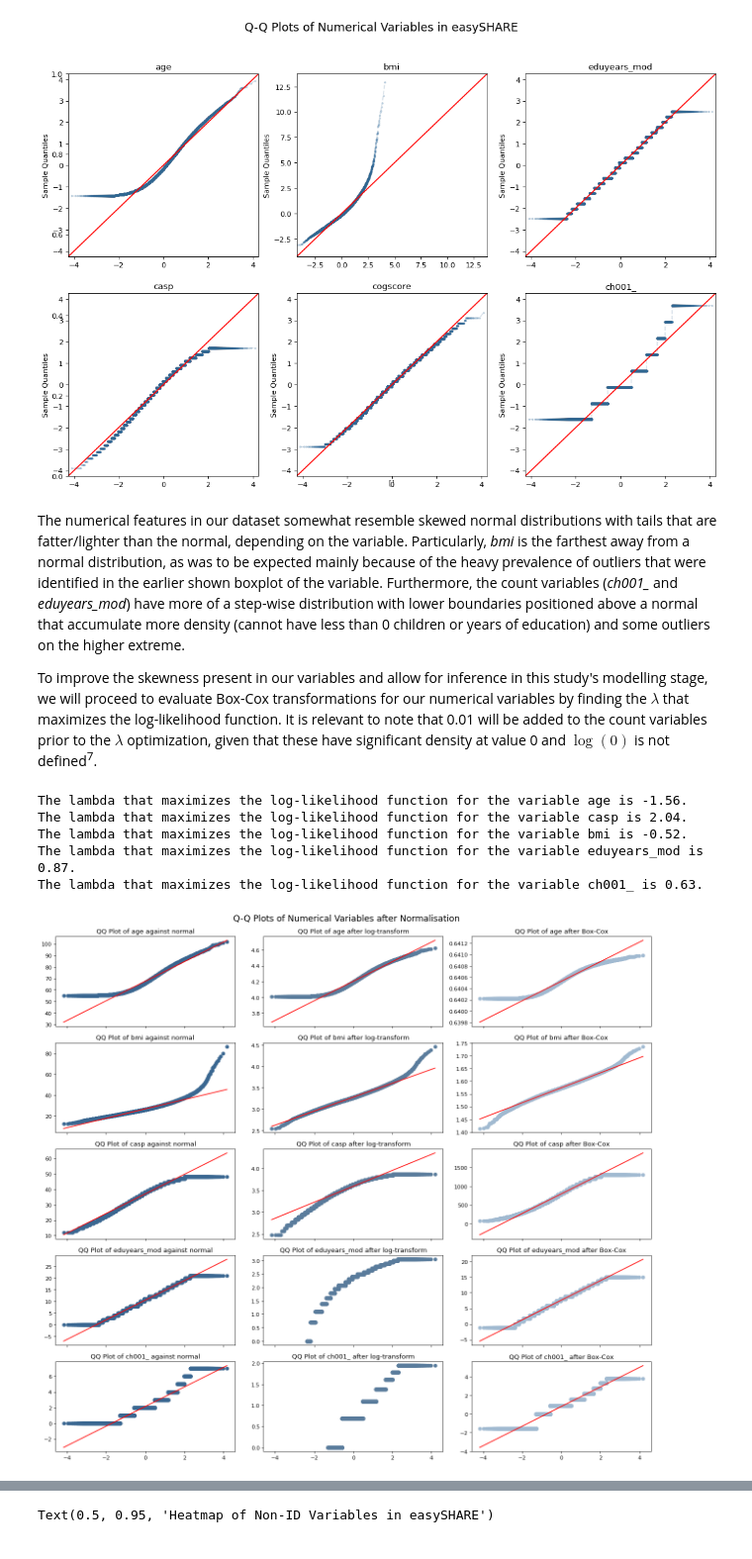
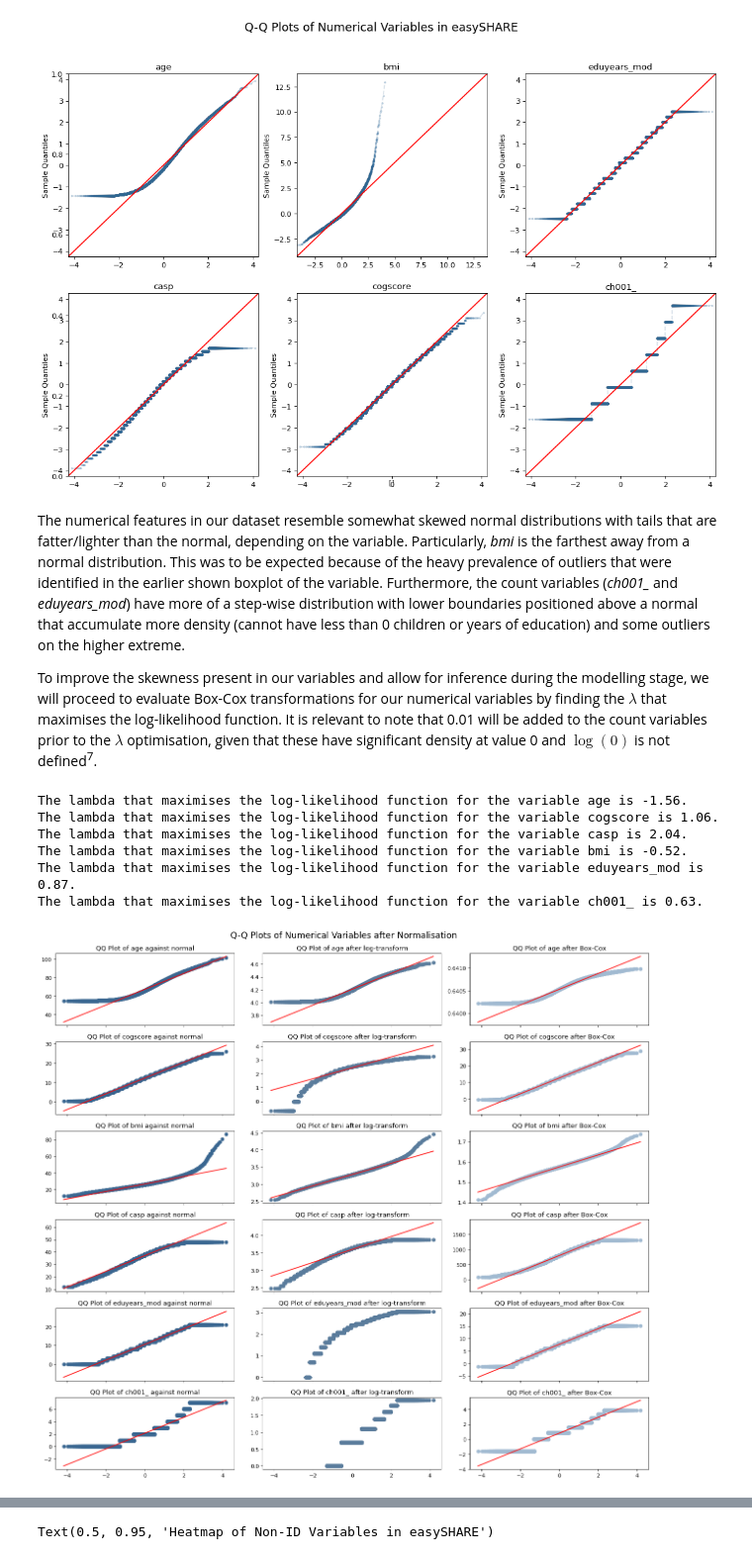
Before and after one commit to ananyajai/mlp_coursework_01, a Jupyter notebook: project1.ipynb, the cells around one changed output, grey strips where cells are left out. Shown at 99% size. Drawn from its saved outputs; the diff is of its cells as text; code cells hidden in the pictures.

```diff
--- a/project1.ipynb
+++ b/project1.ipynb
@@ -379,86 +360,86 @@ fig.suptitle('Q-Q Plots of Numerical Variables in easySHARE', fontsize=16)
 Text(0.5, 0.98, 'Q-Q Plots of Numerical Variables in easySHARE')
 [figure]
 # %% [markdown]
-The numerical features in our dataset somewhat resemble skewed normal distributions with tails that are fatter/lighter than the normal, depending on the variable. Particularly, *bmi* is the farthest away from a normal distribution, as was to be expected mainly because of the heavy prevalence of outliers that were identified in the earlier shown boxplot of the variable. Furthermore, the count variables (*ch001_* and *eduyears_mod*) have more of a step-wise distribution with lower boundaries positioned above a normal that accumulate more density (cannot have less than 0 children or years of education) and some outliers on the higher extreme.
+The numerical features in our dataset resemble somewhat skewed normal distributions with tails that are fatter/lighter than the normal, depending on the variable. Particularly, *bmi* is the farthest away from a normal distribution. This was to be expected because of the heavy prevalence of outliers that were identified in the earlier shown boxplot of the variable. Furthermore, the count variables (*ch001_* and *eduyears_mod*) have more of a step-wise distribution with lower boundaries positioned above a normal that accumulate more density (cannot have less than 0 children or years of education) and some outliers on the higher extreme.
 
-To improve the skewness present in our variables and allow for inference in this study's modelling stage, we will proceed to evaluate Box-Cox transformations for our numerical variables by finding the $\lambda$ that maximizes the log-likelihood function. It is relevant to note that 0.01 will be added to the count variables prior to the $\lambda$ optimization, given that these have significant density at value 0 and $\log(0)$ is not defined<sup>7</sup>.
+To improve the skewness present in our variables and allow for inference during the modelling stage, we will proceed to evaluate Box-Cox transformations for our numerical variables by finding the $\lambda$ that maximises the log-likelihood function. It is relevant to note that 0.01 will be added to the count variables prior to the $\lambda$ optimisation, given that these have significant density at value 0 and $\log(0)$ is not defined<sup>7</sup>.
 # %%
 # Finding optimal lambda for non-normal variables.
 age_box_, bc_age_param = stats.boxcox(df_transformations['age'].astype(int), lmbda = None)
-print(f'The lambda that maximizes the log-likelihood function for the variable age is {round(bc_age_param,2)}.')
+print(f'The lambda that maximises the log-likelihood function for the variable age is {round(bc_age_param,2)}.')
 
-# cs_box_, bc_cs_param = stats.boxcox(df_transformations['cogscore'].astype(float), lmbda = None)
-# print(f'The lambda thamizes the log-likelihood function for the variable cogscore is {round(bc_cs_param,2)}.')
+cs_box_, bc_cs_param = stats.boxcox(df_transformations['cogscore'].astype(float), lmbda = None)
+print(f'The lambda that maximises the log-likelihood function for the variable cogscore is {round(bc_cs_param,2)}.')
 
 casp_box_, bc_casp_param = stats.boxcox(df_transformations['casp'].astype(float), lmbda = None)
-print(f'The lambda that maximizes the log-likelihood function for the variable casp is {round(bc_casp_param,2)}.')
+print(f'The lambda that maximises the log-likelihood function for the variable casp is {round(bc_casp_param,2)}.')
 
 bmi_box_, bc_bmi_param = stats.boxcox(df_transformations['bmi'].astype(float), lmbda = None)
-print(f'The lambda that maximizes the log-likelihood function for the variable bmi is {round(bc_bmi_param,2)}.')
+print(f'The lambda that maximises the log-likelihood function for the variable bmi is {round(bc_bmi_param,2)}.')
 
 eduyrs_box_, bc_eduyrs_param = stats.boxcox((df_transformations['eduyears_mod']+0.01).astype(float), lmbda = None)
-print(f'The lambda that maximizes the log-likelihood function for the variable eduyears_mod is {round(bc_eduyrs_param,2)}.')
+print(f'The lambda that maximises the log-likelihood function for the variable eduyears_mod is {round(bc_eduyrs_param,2)}.')
 
 ch001_box_, bc_ch001_param = stats.boxcox((df_transformations['ch001_']+0.01).astype(float), lmbda = None)
-print(f'The lambda that maximizes the log-likelihood function for the variable ch001_ is {round(bc_ch001_param,2)}.')
+print(f'The lambda that maximises the log-likelihood function for the variable ch001_ is {round(bc_ch001_param,2)}.')
 # %% [output]
-The lambda that maximizes the log-likelihood function for the variable age is -1.56.
-The lambda that maximizes the log-likelihood function for the variable casp is 2.04.
-The lambda that maximizes the log-likelihood function for the variable bmi is -0.52.
-The lambda that maximizes the log-likelihood function for the variable eduyears_mod is 0.87.
-The lambda that maximizes the log-likelihood function for the variable ch001_ is 0.63.
+The lambda that maximises the log-likelihood function for the variable age is -1.56.
+The lambda that maximises the log-likelihood function for the variable cogscore is 1.06.
+The lambda that maximises the log-likelihood function for the variable casp is 2.04.
+The lambda that maximises the log-likelihood function for the variable bmi is -0.52.
+The lambda that maximises the log-likelihood function for the variable eduyears_mod is 0.87.
+The lambda that maximises the log-likelihood function for the variable ch001_ is 0.63.
 # %%
-# adapted from Feature Engineering for Machine Learning principles and
-# techniques for data scientists, used from Workshop 1?
+# Adapted from Feature Engineering for Machine Learning principles and techniques for data scientists
 
-# List of variables we applied Box-Cox transformation to
-boxcox_list = ['age','bmi','casp','eduyears_mod','ch001_']
+# List of variables to which we apply Box-Cox transformations
+boxcox_list = ['age', 'cogscore', 'bmi', 'casp', 'eduyears_mod', 'ch001_']
 
-# Dataframe with columns we applied Box-Cox transformation to
+# Dataframe with columns we apply Box-Cox transformation to
 boxcox_df = df_transformations[boxcox_list]
-df_trans_copy=df_transformations[non_id_vars]
+df_trans_copy = df_transformations[non_id_vars]
 
-# List of optimal lambda parameters we obtained
-best_lambdas = [bc_age_param, bc_bmi_param, bc_casp_param, bc_eduyrs_param, bc_ch001_param]
+# List of optimal lambda parameters
+best_lambdas = [bc_age_param, bc_cs_param, bc_bmi_param, bc_casp_param, bc_eduyrs_param, bc_ch001_param]
 
 # Graph to compare QQ Plots pre and post log-transformation and
-# Box-Cox transformation using optimal lambda from prior code chunk
-fig2, axs = plt.subplots(5, 3, figsize=(16,14), sharex=True)
+# Box-Cox transformation using optimal lambda from prior code
+fig2, axs = plt.subplots(6, 3, figsize=(16,14), sharex=True)
 
 # For loop to create 3 comparison plots for each variable
 for i in range(len(axs)):
     # QQ Plot of Original Variable Data
     prob1 = stats.probplot(boxcox_df[boxcox_list[i]].astype(float), dist=stats.norm,
     plot=axs[i][0])     # Plot original data
     axs[i][0].set_xlabel('')
     axs[i][0].set_ylabel('')
     axs[i][0].set_title(f'QQ Plot of {boxcox_list[i]} against normal')
     axs[i][0].get_lines()[0].set_markerfacecolor('#3a6791')
     axs[i][0].get_lines()[0].set_markeredgecolor('#3a6791')
 
     # QQ Plot of Log-Transformed Variable Data
     var_logtrans_ = stats.boxcox(boxcox_df[boxcox_list[i]].astype(float), lmbda=0.)
     prob2 = stats.probplot(var_logtrans_, dist=stats.norm, plot=axs[i][1])
     axs[i][1].set_xlabel('')
     axs[i][1].set_ylabel('')
     axs[i][1].set_title(f'QQ Plot of {boxcox_list[i]} after log-transform')
     axs[i][1].get_lines()[0].set_markerfacecolor('#5a7c9c')
     axs[i][1].get_lines()[0].set_markeredgecolor('#5a7c9c')
 
     # QQ Plot of Box-Cox Transformed Variable Data
     var_boxcox_ = stats.boxcox(boxcox_df[boxcox_list[i]].astype(float), lmbda=best_lambdas[i])
     prob3 = stats.probplot(var_boxcox_, dist=stats.norm, plot=axs[i][2])
     axs[i][2].set_xlabel('')
     axs[i][2].set_ylabel('')
     axs[i][2].set_title(f'QQ Plot of {boxcox_list[i]} after Box-Cox')
     axs[i][2].get_lines()[0].set_markerfacecolor('#a1bad1')
     axs[i][2].get_lines()[0].set_markeredgecolor('#a1bad1')
 
 plt.tight_layout()
-fig2.suptitle('Q-Q Plots of Numerical Variables after Normalisation', fontsize=16,y=1.015)
+fig2.suptitle('Q-Q Plots of Numerical Variables after Normalisation', fontsize=16, y=1.015)
 plt.show()
 # %% [output]
-[figure, old version]
+[figure, new version]
 # %% [markdown]
 From the normalisation of these variables, we can identify that the feature *bmi* has significantly benefitted from the transformation. In general, log-transformation was not beneficial for any of the variables, and for the rest of the numerical features, Box-Cox transformation using their optimal $\lambda$ did not significantly improve the normality (they were visibly close enough to a normal).
 
```
Also changed, not shown: parts of 46 cells of this notebook.
